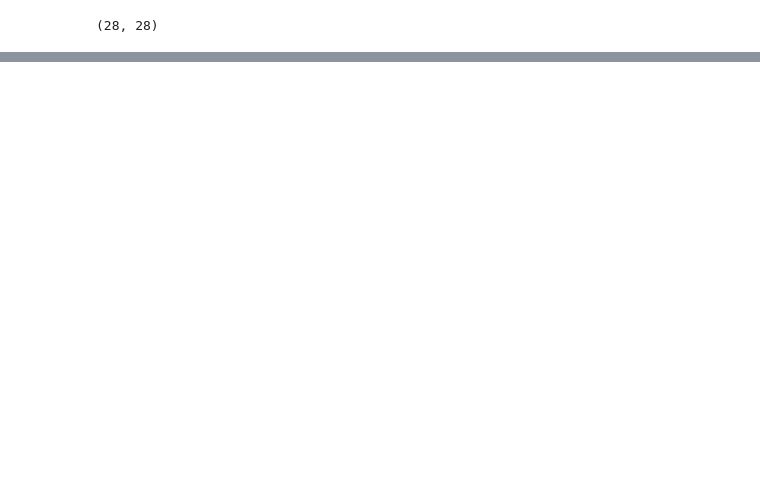
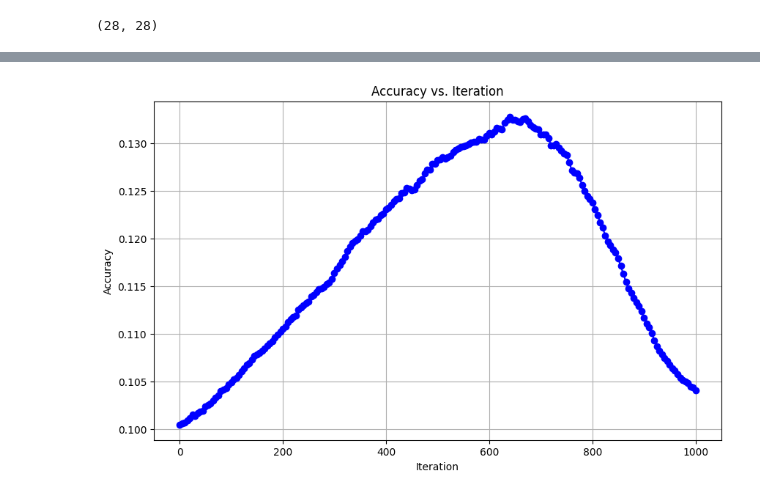
Before and after one commit to tinaghimire/data-mining, a Jupyter notebook: Lab-5_ANN/MNIST.ipynb, the cells around one changed output, grey strips where cells are left out. Drawn from its saved outputs; the diff is of its cells as text; code cells hidden in the pictures; blank space fills up the shorter version.

```diff
--- a/Lab-5_ANN/MNIST.ipynb
+++ b/Lab-5_ANN/MNIST.ipynb
@@ -325,0 +286,12 @@ def one_hot_encoding(Y):
+# %%
+# Update parameters
+def update_parameters(W1, b1, W2, b2, dW1, db1, dW2, db2, learning_rate= 0.01):
+    W1 = W1 - learning_rate * dW1
+    b1 = b1 - learning_rate * db1
+    W2 = W2 - learning_rate * dW2
+    b2 = b2 - learning_rate * db2
+
+    return W1, b1, W2, b2
+# %%
+def obtain_predictions(vector):  # Corrected parameter name
+    return np.argmax(vector, axis=0)
@@ -325,0 +331,17 @@ def one_hot_encoding(Y):
+# %%
+def gradient_descent(X_train, y_train, learning_rate, num_iterations):
+    W1, b1, W2, b2 = initial_params()
+
+    accuracy_list = []
+
+    for i in range(num_iterations+1):
+        Z1, A1, Z2, A2 = forward_prop(W1, b1, W2, b2, X_train)
+        dW1, db1, dW2, db2 = backward_prop(Z1, A1, Z2, A2, W1, W2, y_train, X_train, y_train)
+        W1, b1, W2, b2 = update_parameters(W1, b1, W2, b2, dW1, db1, dW2, db2, learning_rate)
+
+        if i%5==0:
+            accuracy = accuracy_sc(A2,y_train)
+            accuracy_list.append((i,accuracy))
+            print(f"Iteration: {i} \t Accuracy: {accuracy:.5f}")
+
+    return W1, b1, W2, b2, accuracy_list
@@ -325,0 +360,2 @@ def one_hot_encoding(Y):
+# %%
+W1, b1, W2, b2, accuracy_list = gradient_descent(X_train, y_train, learning_rate=0.001, num_iterations=1000)
@@ -325,0 +380,12 @@ def one_hot_encoding(Y):
+# %%
+iterations, accuracies = zip(*accuracy_list)
+
+plt.figure(figsize=(10, 6))
+plt.plot(iterations, accuracies, marker='o', linestyle='-', color='b')
+plt.title('Accuracy vs. Iteration')
+plt.xlabel('Iteration')
+plt.ylabel('Accuracy')
+plt.grid(True)
+plt.show()
+# %% [output]
+[figure, added]
```
Also changed, not shown: parts of 42 cells of this notebook, 27 other files.
